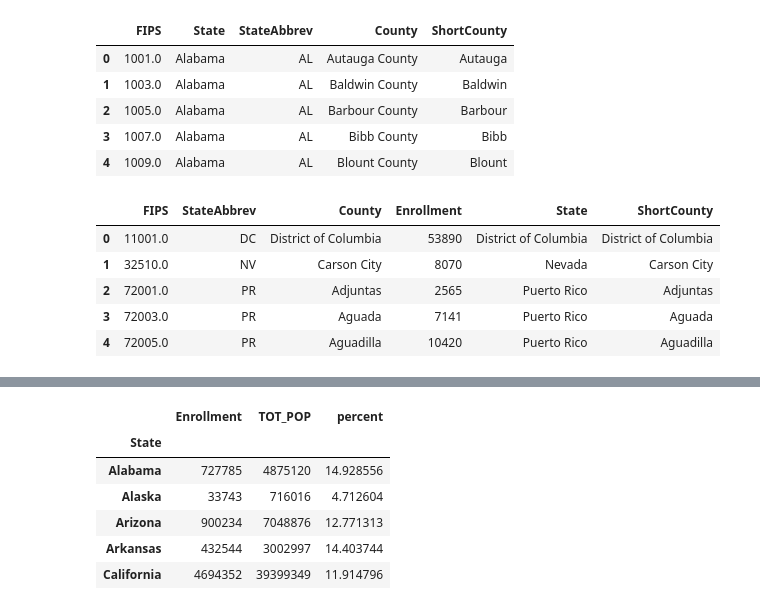
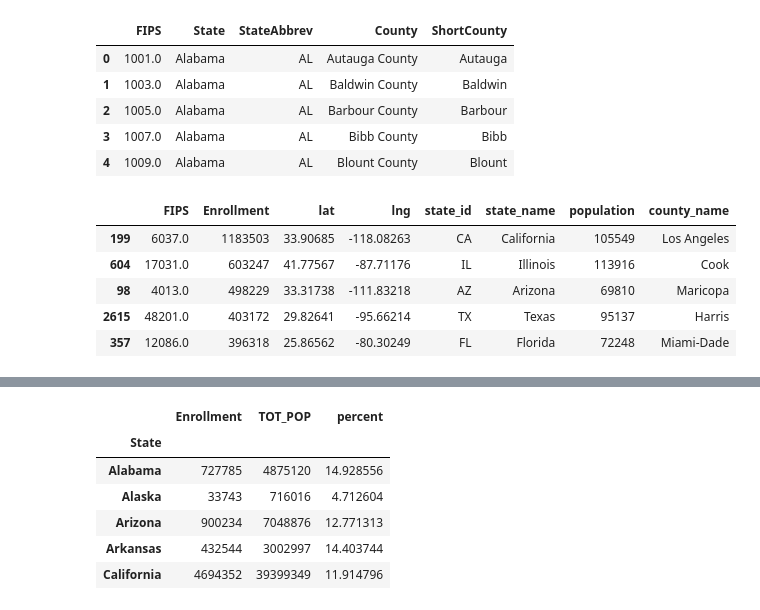
Before and after one commit to younesk93/Project-1, a Jupyter notebook: Project/SM-Main.ipynb, the cells around one changed output, grey strips where cells are left out. Saved outputs shown, nothing was run; the diff lists cells and outputs as text; code cells hidden in the pictures.

```diff
--- a/Project/SM-Main.ipynb
+++ b/Project/SM-Main.ipynb
@@ -112,15 +122,21 @@ CountyStateMap.head()
 | 2 | 1005.0 | Alabama | AL | Barbour County | Barbour |
 | 3 | 1007.0 | Alabama | AL | Bibb County | Bibb |
 | 4 | 1009.0 | Alabama | AL | Blount County | Blount |
-# %%
-#HEAT or Utlization
-
-HeatMap = pd.merge(Final2017CMS,CountyStateMap, on=['FIPS', 'StateAbbrev', 'County'], how='inner')
-HeatMap.head()
-# %% [output]
-|  | FIPS | StateAbbrev | County | Enrollment | State | ShortCounty |
-| 0 | 11001.0 | DC | District of Columbia | 53890 | District of Columbia | District of Columbia |
-| 1 | 32510.0 | NV | Carson City | 8070 | Nevada | Carson City |
-| 2 | 72001.0 | PR | Adjuntas | 2565 | Puerto Rico | Adjuntas |
-| 3 | 72003.0 | PR | Aguada | 7141 | Puerto Rico | Aguada |
-| 4 | 72005.0 | PR | Aguadilla | 10420 | Puerto Rico | Aguadilla |
+# %%
+CountyLatLng = pd.read_csv("uslatlng.csv")
+CountyLatLng = CountyLatLng.rename(columns = {'county_fips':'FIPS'})
+
+HeatMap = pd.merge(Final2017CMS,CountyLatLng, on=['FIPS'], how='inner')
+ # drop outliers
+#q = HeatMap["Enrollment"].quantile(0.99)
+
+#NewHeatMap = HeatMap[HeatMap["Enrollment"] < q]
+
+HeatMap.sort_values(by='Enrollment', ascending=False).head()
+# %% [output]
+|  | FIPS | Enrollment | lat | lng | state_id | state_name | population | county_name |
+| 199 | 6037.0 | 1183503 | 33.90685 | -118.08263 | CA | California | 105549 | Los Angeles |
+| 604 | 17031.0 | 603247 | 41.77567 | -87.71176 | IL | Illinois | 113916 | Cook |
+| 98 | 4013.0 | 498229 | 33.31738 | -111.83218 | AZ | Arizona | 69810 | Maricopa |
+| 2615 | 48201.0 | 403172 | 29.82641 | -95.66214 | TX | Texas | 95137 | Harris |
+| 357 | 12086.0 | 396318 | 25.86562 | -80.30249 | FL | Florida | 72248 | Miami-Dade |
```
Also changed, not shown: parts of 6 cells of this notebook.
